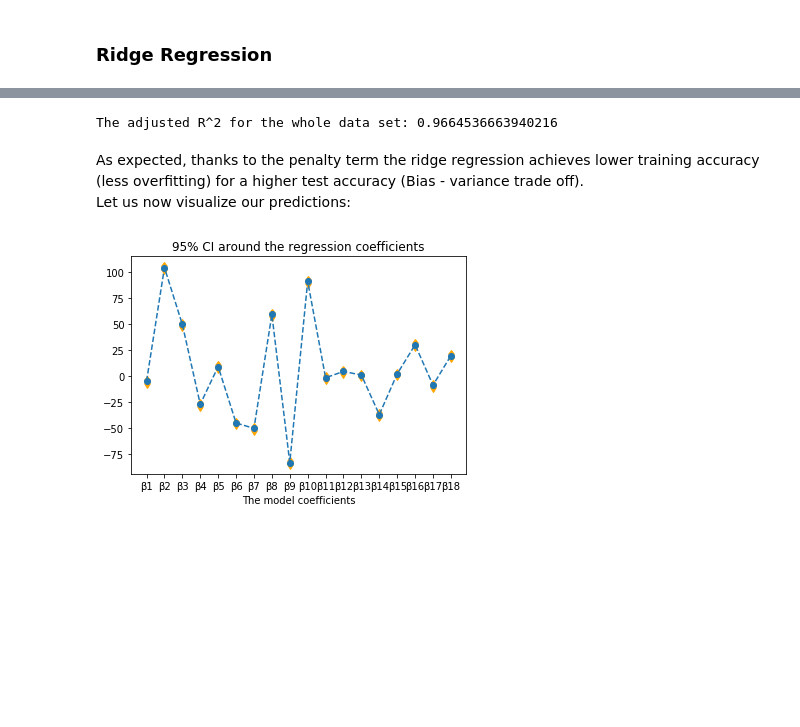
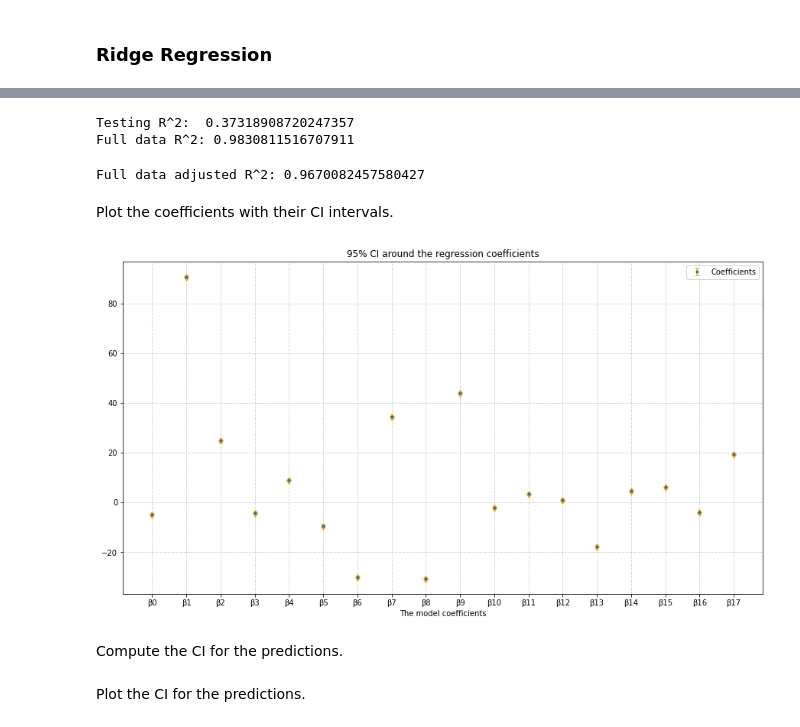
Before and after one commit to NizarGhandri/GDP, a Jupyter notebook: notebooks/tunisia_model.ipynb, the cells around one changed output, grey strips where cells are left out. Saved outputs shown, nothing was run; the diff lists cells and outputs as text; code cells hidden in the pictures; blank space fills up the shorter version.

```diff
--- a/notebooks/tunisia_model.ipynb
+++ b/notebooks/tunisia_model.ipynb
@@ -69,11 +68,14 @@ We start first by inspecting if the dataset has multicolinearity:
 # %%
-# We verify if we have a high correlation between certain predictors
 correlation_matrix = np.abs(np.corrcoef(X, rowvar=False))
+
 sns.heatmap(correlation_matrix)
 plt.title("correlation matrix")
+plt.show()
+
 mask = correlation_matrix > 0.8
 np.fill_diagonal(mask, False)
 for i, m in enumerate(mask):
     if (sum(m) != 0):
-        print(dataset.columns[i], "is highly correlated with: ", ", ".join(dataset.columns[np.append(m, False)]), "\n")
+        print(dataset.columns[i], "is highly correlated with: ",
+              ", ".join(dataset.columns[np.append(m, False)]), "\n")
 # %% [output]
@@ -197,6 +212,7 @@ Let us now apply the ridge regression (which is solvable analytically given that
 # %%
-lambda_, d_ridge = cross_val_ridge(X_train, y_train, plot=False)
-X_expanded = build_poly(X, d_ridge)
-X_train_expanded, X_test_expanded, y_train_expanded, y_test_expanded = train_test_split(X_expanded, y)
-print("The optimal hyper-parameters for the polynomial expansion and l2 regularization term are respectively:", lambda_, d_ridge)
+lambda_r, d_r = cross_val_ridge(X_train, y_train, plot=False)
+X_rr = build_poly(X, d_r)
+X_train_rr, X_test_rr, _, _ = train_test_split(X_rr, y)
+print("The optimal hyper-parameters for the polynomial expansion and l2 regularization term are respectively:",
+      lambda_r, d_r)
 # %% [output]
@@ -216,21 +220,36 @@ The R^2 for the whole data set is:  0.9827967519969342
+# %%
+Ridge_w = ridge_regression(X_train_rr, y_train, lambda_r)
+Ridge_prediction_data = predict(X_rr, Ridge_w)
+Ridge_prediction_test = predict(X_test_rr, Ridge_w)
+# %%
+print("Testing R^2: ", R_squared(y_test, Ridge_prediction_test),
+      "\nFull data R^2:", R_squared(y, Ridge_prediction_data))
+# %% [output]
+Testing R^2:  0.37318908720247357
+Full data R^2: 0.9830811516707911
 # %%
-print("The adjusted R^2 for the whole data set:", adjusted_R_squared(y, result_for_X_ridge, X_train_expanded.shape[1]))
+print("Full data adjusted R^2:", adjusted_R_squared(y, Ridge_prediction_data, X_rr.shape[1]))
 # %% [output]
-The adjusted R^2 for the whole data set: 0.9664536663940216
+Full data adjusted R^2: 0.9670082457580427
-# %% [markdown]
-As expected, thanks to the penalty term the ridge regression achieves lower training accuracy (less overfitting) for a higher test accuracy (Bias - variance trade off).
-Let us now visualize our predictions:
 # %%
-# We compute the CI for the coefficients
-X_for_var_ridge, w_for_var_ridge = (X_expanded[:, 1:], w_r[1:]) if d_ridge > 0 else (X, w_r)
-var_r = variance_least_squares_weights(y, result_for_X_ridge, X_for_var_ridge)
-lower_CI_r, upper_CI_r = confidence_interval(X_for_var_ridge.shape[0], X_for_var_ridge.shape[1], w_for_var_ridge, var_r)
+X_for_var_rr, w_for_var_rr = (X_rr[:, 1:], Ridge_w[1:]) if d_r > 0 else (X, Ridge_w)
+var = variance_least_squares_weights(X_for_var_rr, y, Ridge_prediction_data)
+lower_CI_r, upper_CI_r = confidence_interval(X_for_var_rr.shape[0], X_for_var_rr.shape[1], w_for_var_rr, var)
+# %% [markdown]
+Plot the coefficients with their CI intervals.
 # %%
-# We plot the coefficients with their CI intervals
-plt.errorbar(np.arange(X_for_var_ridge.shape[1]), w_for_var_ridge, yerr=np.vstack([np.squeeze(w_for_var_ridge-lower_CI_r), np.squeeze(upper_CI_r-w_for_var_ridge)]), fmt="--o", ecolor='orange', lolims=True, uplims=True)
-plt.xticks(np.arange(X_for_var_ridge.shape[1]), ["β"+str(i+1) for i in np.arange(X_for_var_ridge.shape[1])])
+plt.figure(figsize=(15,8))
+
+plt.errorbar(np.arange(X_for_var_rr.shape[1]), w_for_var_rr,
+             yerr=np.vstack([np.squeeze(w_for_var_rr-lower_CI_r), np.squeeze(upper_CI_r-w_for_var_rr)]),
+             fmt=".", ecolor='orange', lolims=True, uplims=True, label="Coefficients")
+
+plt.xticks(np.arange(X_for_var_rr.shape[1]), ["β"+str(i) for i in np.arange(X_for_var_rr.shape[1])])
+
 plt.title("95% CI around the regression coefficients")
 plt.xlabel("The model coefficients")
+plt.legend()
+plt.grid(which='both', linestyle='-.', linewidth=0.5)
 plt.show()
 # %% [output]
-[figure, old version]
+[figure, new version]
@@ -240,0 +256,2 @@ lower_CI_line_r, upper_CI_line_r = confidence_interval(X_for_var_ridge.shape[0],
+# %% [markdown]
+Compute the CI for the predictions.
@@ -241 +261,3 @@ lower_CI_line_r, upper_CI_line_r = confidence_interval(X_for_var_ridge.shape[0],
+# %% [markdown]
+Plot the CI for the predictions.
 # %%
```
Also changed, not shown: parts of 72 cells of this notebook, 3 other files.
